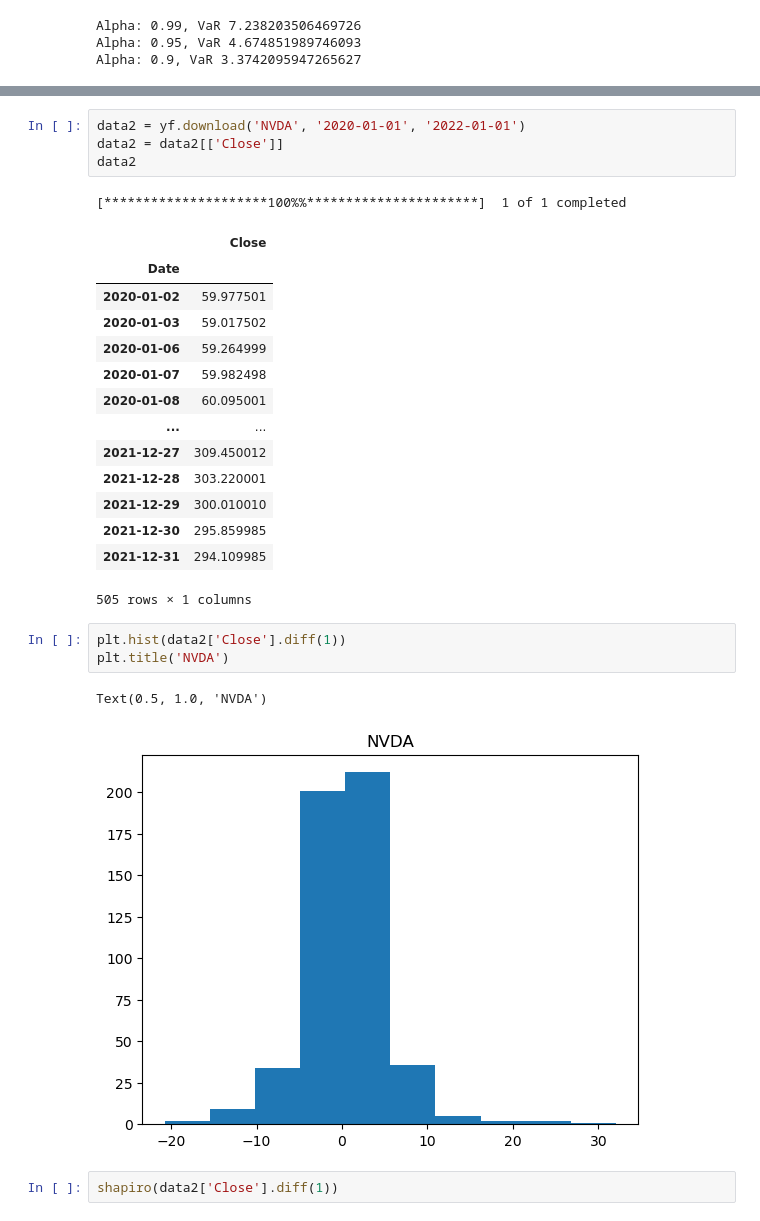
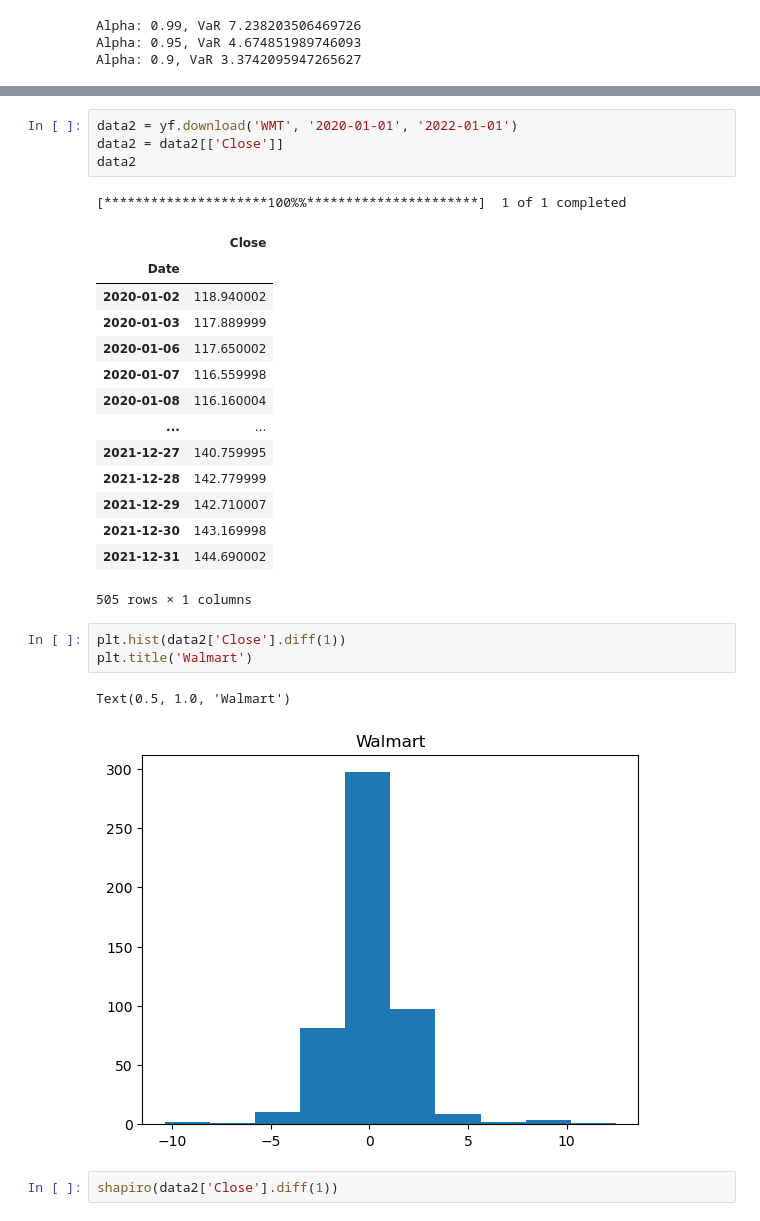
Before and after one commit to teadr1nker/finan, a Jupyter notebook: t4/file.ipynb, the cells around one changed output, grey strips where cells are left out. Cells and saved outputs as stored; diff of their text form.

```diff
--- a/t4/file.ipynb
+++ b/t4/file.ipynb
@@ -84,29 +96,29 @@ Alpha: 0.9 ES: 0.5749046268817355
 # %%
-data2 = yf.download('NVDA', '2020-01-01', '2022-01-01')
+data2 = yf.download('WMT', '2020-01-01', '2022-01-01')
 data2 = data2[['Close']]
 data2
 # %% [output]
 [*********************100%%**********************]  1 of 1 completed
 |  | Close |
 | Date |  |
-| 2020-01-02 | 59.977501 |
-| 2020-01-03 | 59.017502 |
-| 2020-01-06 | 59.264999 |
-| 2020-01-07 | 59.982498 |
-| 2020-01-08 | 60.095001 |
+| 2020-01-02 | 118.940002 |
+| 2020-01-03 | 117.889999 |
+| 2020-01-06 | 117.650002 |
+| 2020-01-07 | 116.559998 |
+| 2020-01-08 | 116.160004 |
 | ... | ... |
-| 2021-12-27 | 309.450012 |
-| 2021-12-28 | 303.220001 |
-| 2021-12-29 | 300.010010 |
-| 2021-12-30 | 295.859985 |
-| 2021-12-31 | 294.109985 |
+| 2021-12-27 | 140.759995 |
+| 2021-12-28 | 142.779999 |
+| 2021-12-29 | 142.710007 |
+| 2021-12-30 | 143.169998 |
+| 2021-12-31 | 144.690002 |
 505 rows × 1 columns
 # %%
 plt.hist(data2['Close'].diff(1))
-plt.title('NVDA')
+plt.title('Walmart')
 # %% [output]
-Text(0.5, 1.0, 'NVDA')
+Text(0.5, 1.0, 'Walmart')
-[figure, old version]
+[figure, new version]
 # %%
 shapiro(data2['Close'].diff(1))
 # %% [output]
```
Also changed, not shown: parts of 9 cells of this notebook, 2 other files.
